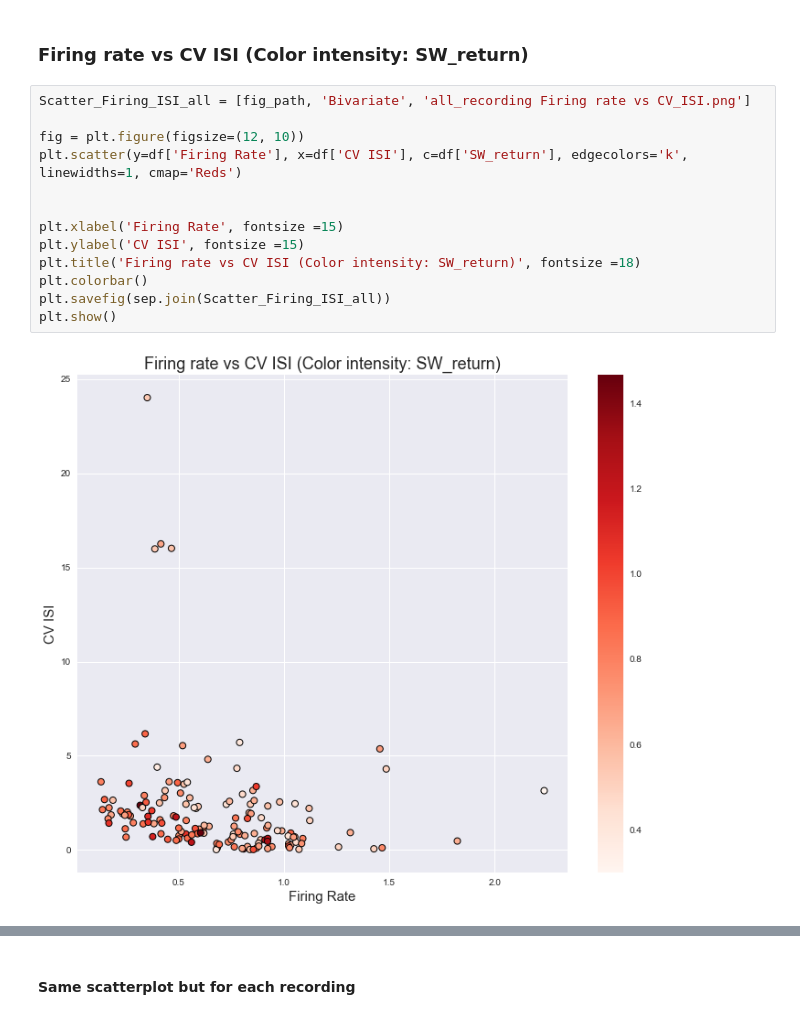
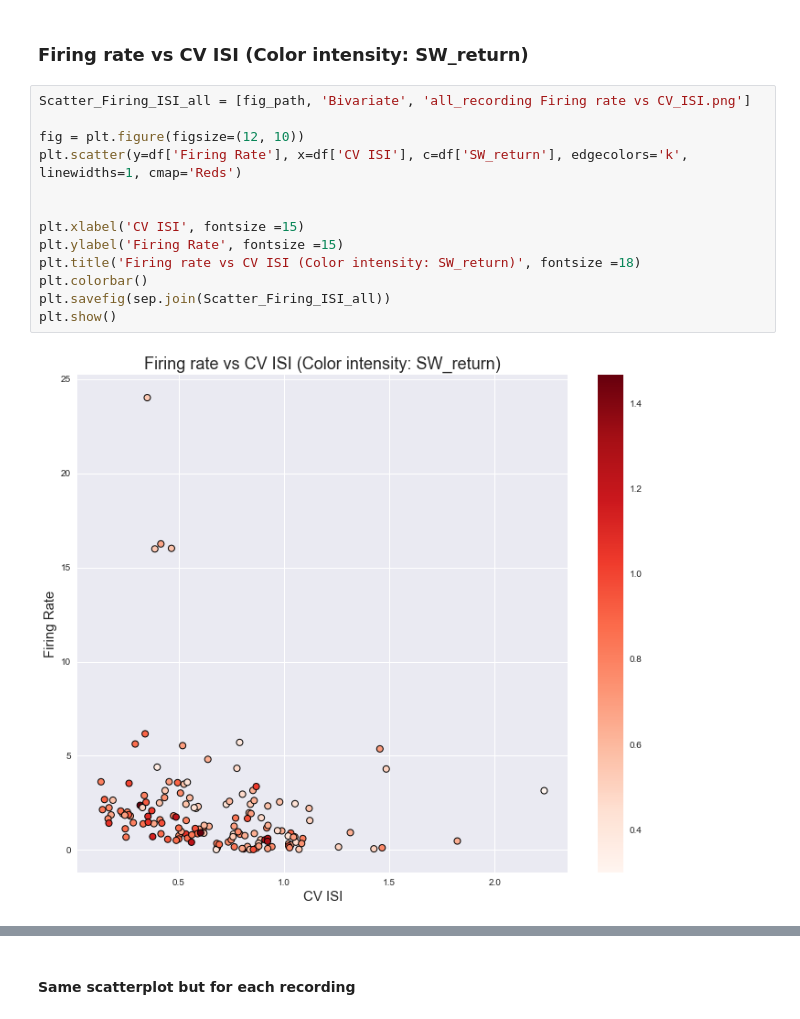
Before and after one commit to Ruairi-osul/ephys, a Jupyter notebook: post_kilosort/notebooks/Tran Tran's CSV analysis.ipynb, the cells around one changed output, grey strips where cells are left out. Saved outputs shown, nothing was run; the diff lists cells and outputs as text.

```diff
--- a/post_kilosort/notebooks/Tran Tran's CSV analysis.ipynb
+++ b/post_kilosort/notebooks/Tran Tran's CSV analysis.ipynb
@@ -159,15 +164,15 @@ for index, parameter in enumerate(parameter_list):
 # %%
 Scatter_Firing_ISI_all = [fig_path, 'Bivariate', 'all_recording Firing rate vs CV_ISI.png']
 
 fig = plt.figure(figsize=(12, 10))
 plt.scatter(y=df['Firing Rate'], x=df['CV ISI'], c=df['SW_return'], edgecolors='k', linewidths=1, cmap='Reds')
 
 
-plt.xlabel('Firing Rate', fontsize =15)
-plt.ylabel('CV ISI', fontsize =15)
+plt.xlabel('CV ISI', fontsize =15)
+plt.ylabel('Firing Rate', fontsize =15)
 plt.title('Firing rate vs CV ISI (Color intensity: SW_return)', fontsize =18)
 plt.colorbar()
 plt.savefig(sep.join(Scatter_Firing_ISI_all))
 plt.show()
 # %% [output]
-[figure, old version]
+[figure, new version]
```
Also changed, not shown: parts of 18 cells of this notebook, 1 other file.
